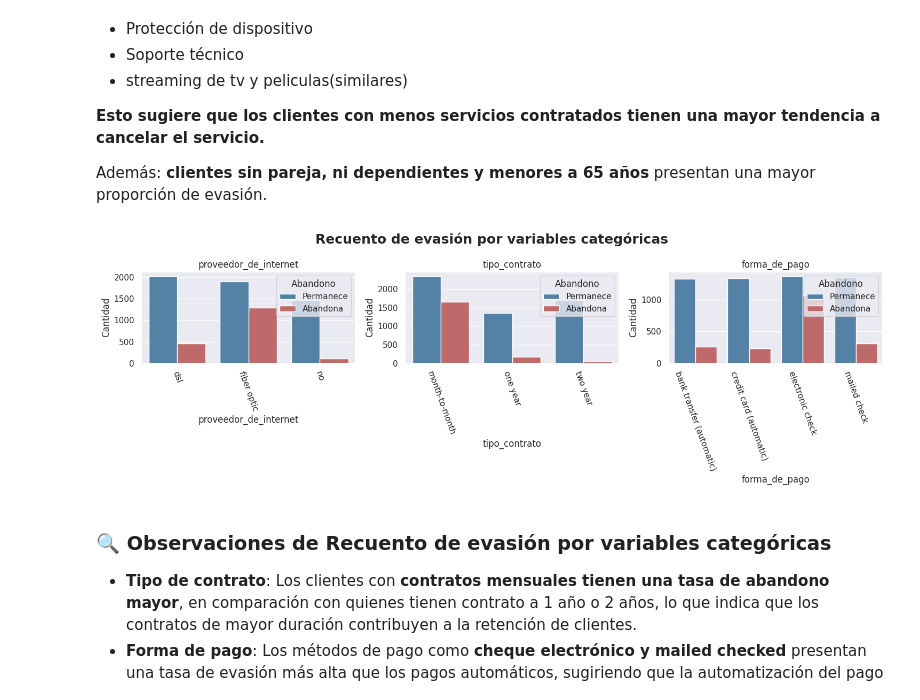
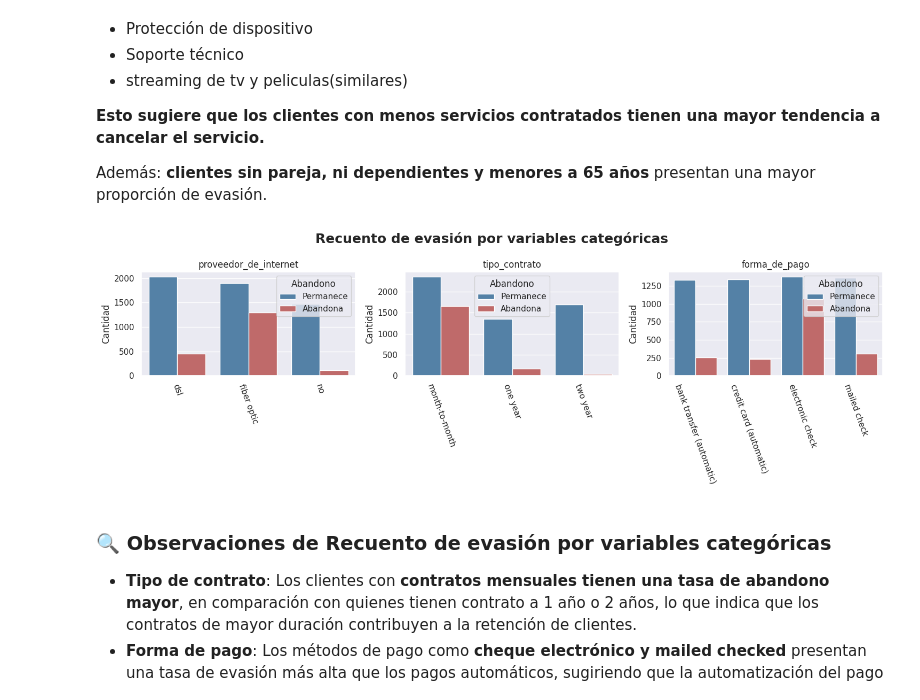
Before and after one commit to WLozanoH/TelecomX-Data-Science-AL, a Jupyter notebook: TelecomX.ipynb, the cells around one changed output. Drawn from its saved outputs; the diff is of its cells as text; code cells hidden in the pictures.

```diff
--- a/TelecomX.ipynb
+++ b/TelecomX.ipynb
@@ -527,6 +545,7 @@ for i, var in enumerate(variables_x):
   sns.countplot(data=df, x=var, hue='abandono', ax=ax, palette={0: 'steelblue', 1: 'indianred'})
   ax.set_title(f'{var}', fontsize=12)
   ax.set_ylabel('Cantidad')
+  ax.set_xlabel('') # Quitar etiquetas del eje X
   ax.set_xticklabels(['No', 'Sí']) #Porque son variables binarias
 
 # Cambiar etiquetas de la leyenda
@@ -563,34 +582,35 @@ variables_x =[col for col in df.columns if df[col].dtype=='category' and df[col]
 
 # Ajustar el estilo
 sns.set()
 
 # Crear figura con 3 filas y 4 columnas
 fig, axes = plt.subplots(1,3,figsize=(15,5))
 plt.subplots_adjust(hspace=0.5, wspace=0.3)
 fig.suptitle('Recuento de evasión por variables categóricas', fontsize=18, fontweight='bold')
 axes = axes.flatten() # Aplanar array de ejes
 
 # Recorrer las variables y graficar:
 for i, var in enumerate(variables_x):
   ax = axes[i]
   sns.countplot(data=df, x=var, hue='abandono', ax=ax, palette={0: 'steelblue', 1: 'indianred'})
   ax.set_title(f'{var}', fontsize=12)
   ax.set_ylabel('Cantidad')
   ax.tick_params(axis='x',rotation=-70)
+  ax.set_xlabel('')
 
 # Cambiar etiquetas de la leyenda
   handles, labels = ax.get_legend_handles_labels()
   ax.legend(handles=handles, labels=['Permanece', 'Abandona'], title='Abandono')
 
 # Ocultar subplots vacíos si hay más o menos variables binarias
 for j in range(len(variables_x), len(axes)):
     fig.delaxes(axes[j])
 
 #Ajustar y mostrar el gráfico
 plt.tight_layout()
 plt.show()
 # %% [output]
-[figure, old version]
+[figure, new version]
 # %% [markdown]
 ### **🔍 Observaciones de Recuento de evasión por variables categóricas**
 
```
Also changed, not shown: parts of 2 cells of this notebook.
